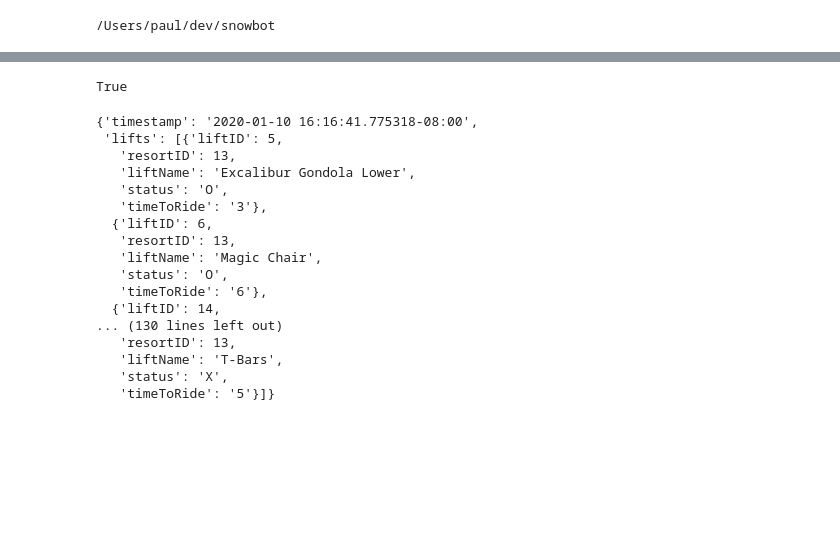
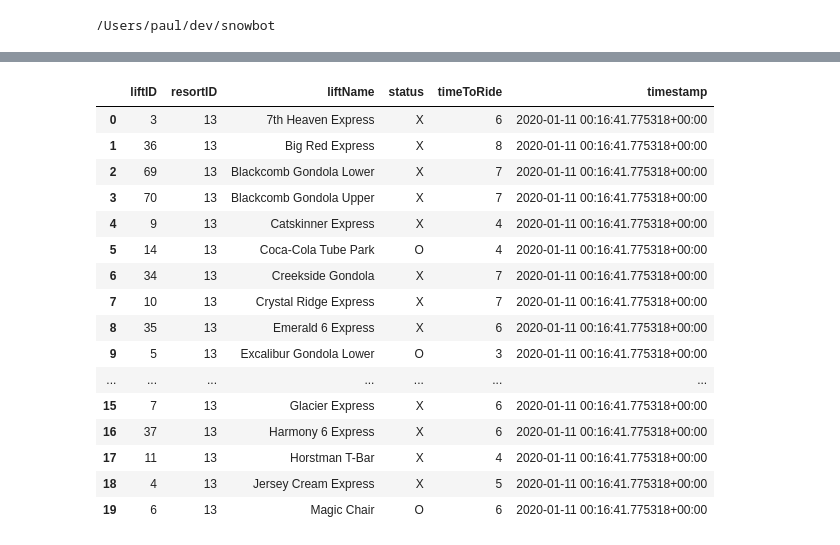
Before and after one commit to Pall-v/snowbot, a Jupyter notebook: process_json.ipynb, the cells around one changed output, grey strips where cells are left out. Drawn from its saved outputs; the diff is of its cells as text; code cells hidden in the pictures; blank space fills up the shorter version.

Commit message:
Able to write and read S3 parquet

```diff
--- a/process_json.ipynb
+++ b/process_json.ipynb
@@ -379,0 +429,13 @@ loaded prior json data from S3
+# %%
+import s3fs
+fs = s3fs.S3FileSystem()
+myopen = fs.open
+nop = lambda *args, **kwargs: None
+
+df[0:3].to_parquet(bucket + 'wb_lifts_history' + '.parquet',
+              engine='fastparquet',
+              partition_on=['timestamp'],
+              file_scheme='hive',
+              append=True,
+              open_with=myopen,
+              mkdirs=nop)
@@ -379,0 +497,7 @@ loaded prior json data from S3
+# %%
+fname = 'wb_lifts_history'
+read_file = f"s3://{BUCKET_NAME}/{fname}.parquet"
+
+pf = ParquetFile(read_file, open_with=myopen)
+load_df = pf.to_pandas()
+load_df = set_lifts_df_datatypes(load_df)
@@ -380,27 +514,22 @@ loaded prior json data from S3
+# %%
+load_df
+# %% [output]
+|  | liftID | resortID | liftName | status | timeToRide | timestamp |
+| 0 | 3 | 13 | 7th Heaven Express | X | 6 | 2020-01-11 00:16:41.775318+00:00 |
+| 1 | 36 | 13 | Big Red Express | X | 8 | 2020-01-11 00:16:41.775318+00:00 |
+| 2 | 69 | 13 | Blackcomb Gondola Lower | X | 7 | 2020-01-11 00:16:41.775318+00:00 |
+| 3 | 70 | 13 | Blackcomb Gondola Upper | X | 7 | 2020-01-11 00:16:41.775318+00:00 |
+| 4 | 9 | 13 | Catskinner Express | X | 4 | 2020-01-11 00:16:41.775318+00:00 |
+| 5 | 14 | 13 | Coca-Cola Tube Park | O | 4 | 2020-01-11 00:16:41.775318+00:00 |
+| 6 | 34 | 13 | Creekside Gondola | X | 7 | 2020-01-11 00:16:41.775318+00:00 |
+| 7 | 10 | 13 | Crystal Ridge Express | X | 7 | 2020-01-11 00:16:41.775318+00:00 |
+| 8 | 35 | 13 | Emerald 6 Express | X | 6 | 2020-01-11 00:16:41.775318+00:00 |
+| 9 | 5 | 13 | Excalibur Gondola Lower | O | 3 | 2020-01-11 00:16:41.775318+00:00 |
+| ... | ... | ... | ... | ... | ... | ... |
+| 15 | 7 | 13 | Glacier Express | X | 6 | 2020-01-11 00:16:41.775318+00:00 |
+| 16 | 37 | 13 | Harmony 6 Express | X | 6 | 2020-01-11 00:16:41.775318+00:00 |
+| 17 | 11 | 13 | Horstman T-Bar | X | 4 | 2020-01-11 00:16:41.775318+00:00 |
+| 18 | 4 | 13 | Jersey Cream Express | X | 5 | 2020-01-11 00:16:41.775318+00:00 |
+| 19 | 6 | 13 | Magic Chair | O | 6 | 2020-01-11 00:16:41.775318+00:00 |
 # %%
 # todo: change time_diff to "duration"
-# %%
-
-json_content['lifts'] != lifts_current_json['lifts']
-# %% [output]
-True
-# %%
-json_content
-# %% [output]
-{'timestamp': '2020-01-10 16:16:41.775318-08:00',
- 'lifts': [{'liftID': 5,
-   'resortID': 13,
-   'liftName': 'Excalibur Gondola Lower',
-   'status': 'O',
-   'timeToRide': '3'},
-  {'liftID': 6,
-   'resortID': 13,
-   'liftName': 'Magic Chair',
-   'status': 'O',
-   'timeToRide': '6'},
-  {'liftID': 14,
-... (130 lines left out)
-   'resortID': 13,
-   'liftName': 'T-Bars',
-   'status': 'X',
-   'timeToRide': '5'}]}
```
Also changed, not shown: parts of 19 cells of this notebook, 11 other files.
